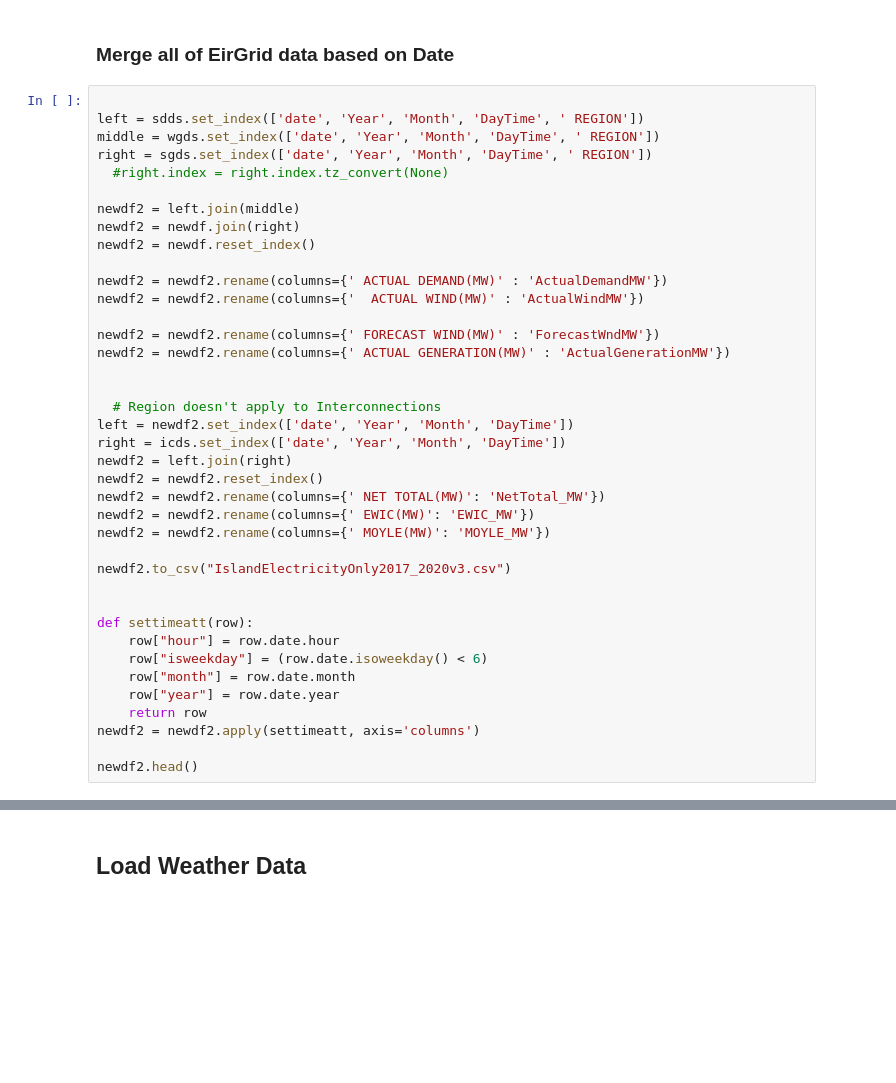
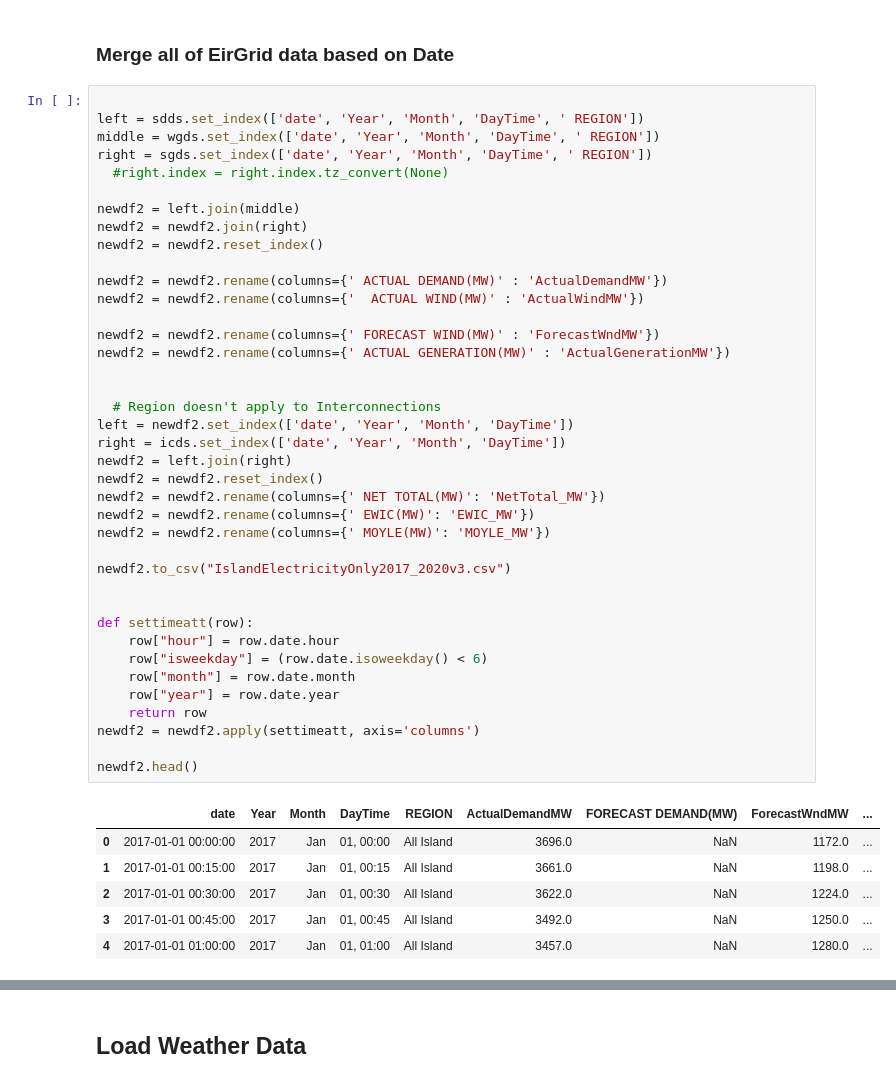
Before and after one commit to KaylumCassidy/FYP, a Jupyter notebook: Predicting_Wind_Energy_Generation__C20323831_FYP.ipynb, the cells around one changed output, grey strips where cells are left out. Cells and saved outputs as stored; diff of their text form; blank space fills up the shorter version.

```diff
--- a/Predicting_Wind_Energy_Generation__C20323831_FYP.ipynb
+++ b/Predicting_Wind_Energy_Generation__C20323831_FYP.ipynb
@@ -636,37 +651,44 @@ right = sgds.set_index(['date', 'Year', 'Month', 'DayTime', ' REGION'])
   #right.index = right.index.tz_convert(None)
 
 newdf2 = left.join(middle)
-newdf2 = newdf.join(right)
-newdf2 = newdf.reset_index()
+newdf2 = newdf2.join(right)
+newdf2 = newdf2.reset_index()
 
 newdf2 = newdf2.rename(columns={' ACTUAL DEMAND(MW)' : 'ActualDemandMW'})
 newdf2 = newdf2.rename(columns={'  ACTUAL WIND(MW)' : 'ActualWindMW'})
 
 newdf2 = newdf2.rename(columns={' FORECAST WIND(MW)' : 'ForecastWndMW'})
 newdf2 = newdf2.rename(columns={' ACTUAL GENERATION(MW)' : 'ActualGenerationMW'})
 
 
   # Region doesn't apply to Interconnections
 left = newdf2.set_index(['date', 'Year', 'Month', 'DayTime'])
 right = icds.set_index(['date', 'Year', 'Month', 'DayTime'])
 newdf2 = left.join(right)
 newdf2 = newdf2.reset_index()
 newdf2 = newdf2.rename(columns={' NET TOTAL(MW)': 'NetTotal_MW'})
 newdf2 = newdf2.rename(columns={' EWIC(MW)': 'EWIC_MW'})
 newdf2 = newdf2.rename(columns={' MOYLE(MW)': 'MOYLE_MW'})
 
 newdf2.to_csv("IslandElectricityOnly2017_2020v3.csv")
 
 
 def settimeatt(row):
     row["hour"] = row.date.hour
     row["isweekday"] = (row.date.isoweekday() < 6)
     row["month"] = row.date.month
     row["year"] = row.date.year
     return row
 newdf2 = newdf2.apply(settimeatt, axis='columns')
 
 newdf2.head()
+# %% [output]
+|  | date | Year | Month | DayTime | REGION | ActualDemandMW | FORECAST DEMAND(MW) | ForecastWndMW | ... |
+| 0 | 2017-01-01 00:00:00 | 2017 | Jan | 01, 00:00 | All Island | 3696.0 | NaN | 1172.0 | ... |
+| 1 | 2017-01-01 00:15:00 | 2017 | Jan | 01, 00:15 | All Island | 3661.0 | NaN | 1198.0 | ... |
+| 2 | 2017-01-01 00:30:00 | 2017 | Jan | 01, 00:30 | All Island | 3622.0 | NaN | 1224.0 | ... |
+| 3 | 2017-01-01 00:45:00 | 2017 | Jan | 01, 00:45 | All Island | 3492.0 | NaN | 1250.0 | ... |
+| 4 | 2017-01-01 01:00:00 | 2017 | Jan | 01, 01:00 | All Island | 3457.0 | NaN | 1280.0 | ... |
 # %%
   #fileP = 'IslandElectricityOnly2017_2020v3.csv'
 fileP = 'IslandElectricityOnly2017_2020v3.csv'
```
Also changed, not shown: parts of 34 cells of this notebook.
